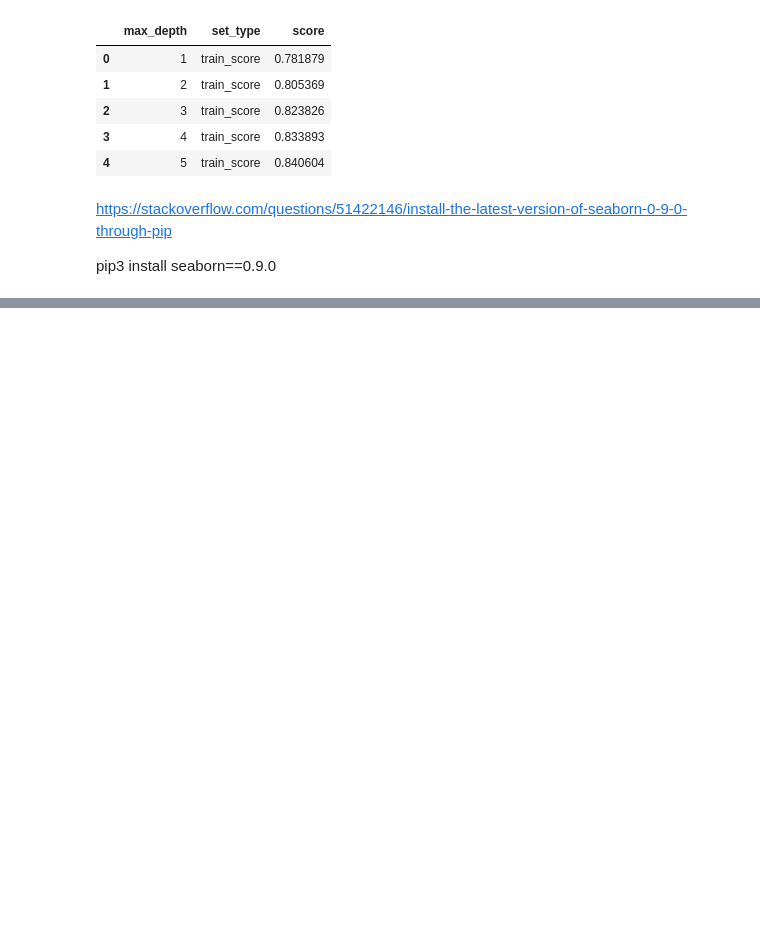
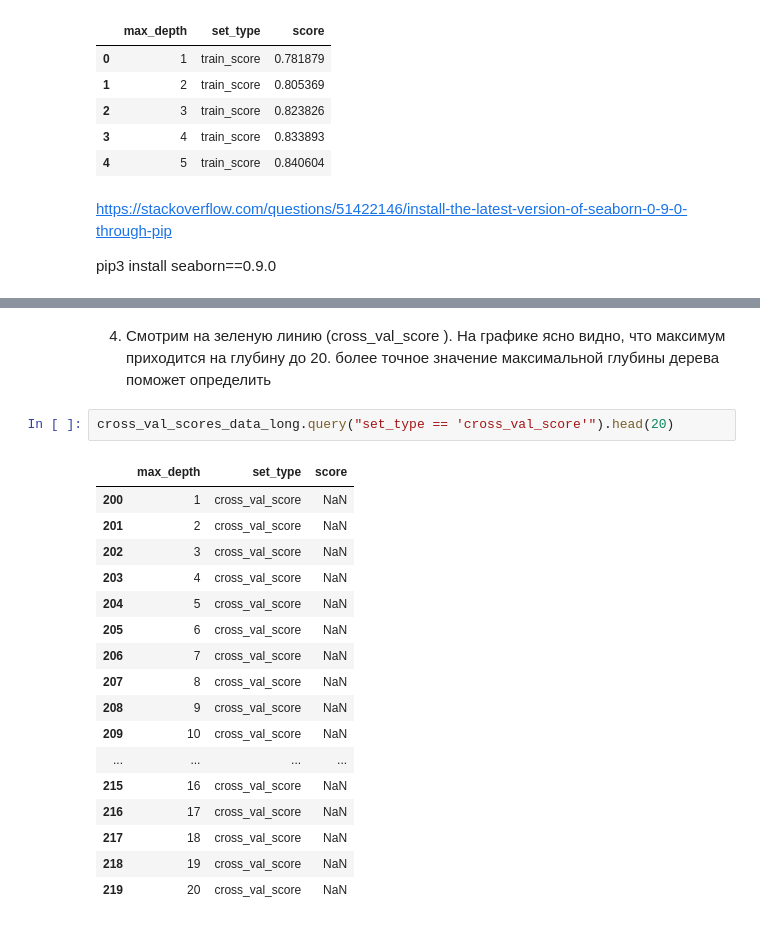
Before and after one commit to Zibrovdu/Stepik, a Jupyter notebook: Introducing_to_Data_Science/2.3 - 2.4 Titanic - Machine Learning from Disaster.ipynb, the cells around one changed output, grey strips where cells are left out. Cells and saved outputs as stored; diff of their text form; blank space fills up the shorter version.

```diff
--- a/Introducing_to_Data_Science/2.3 - 2.4 Titanic - Machine Learning from Disaster.ipynb
+++ b/Introducing_to_Data_Science/2.3 - 2.4 Titanic - Machine Learning from Disaster.ipynb
@@ -809,0 +887,22 @@ https://scikit-learn.org/stable/modules/cross_validation.html
+# %% [markdown]
+4. Смотрим на зеленую линию (cross_val_score ). На графике ясно видно, что максимум приходится на глубину до 20. более точное значение максимальной глубины дерева поможет определить
+# %%
+cross_val_scores_data_long.query("set_type == 'cross_val_score'").head(20)
+# %% [output]
+|  | max_depth | set_type | score |
+| 200 | 1 | cross_val_score | NaN |
+| 201 | 2 | cross_val_score | NaN |
+| 202 | 3 | cross_val_score | NaN |
+| 203 | 4 | cross_val_score | NaN |
+| 204 | 5 | cross_val_score | NaN |
+| 205 | 6 | cross_val_score | NaN |
+| 206 | 7 | cross_val_score | NaN |
+| 207 | 8 | cross_val_score | NaN |
+| 208 | 9 | cross_val_score | NaN |
+| 209 | 10 | cross_val_score | NaN |
+| ... | ... | ... | ... |
+| 215 | 16 | cross_val_score | NaN |
+| 216 | 17 | cross_val_score | NaN |
+| 217 | 18 | cross_val_score | NaN |
+| 218 | 19 | cross_val_score | NaN |
+| 219 | 20 | cross_val_score | NaN |
```
Also changed, not shown: parts of 44 cells of this notebook.
